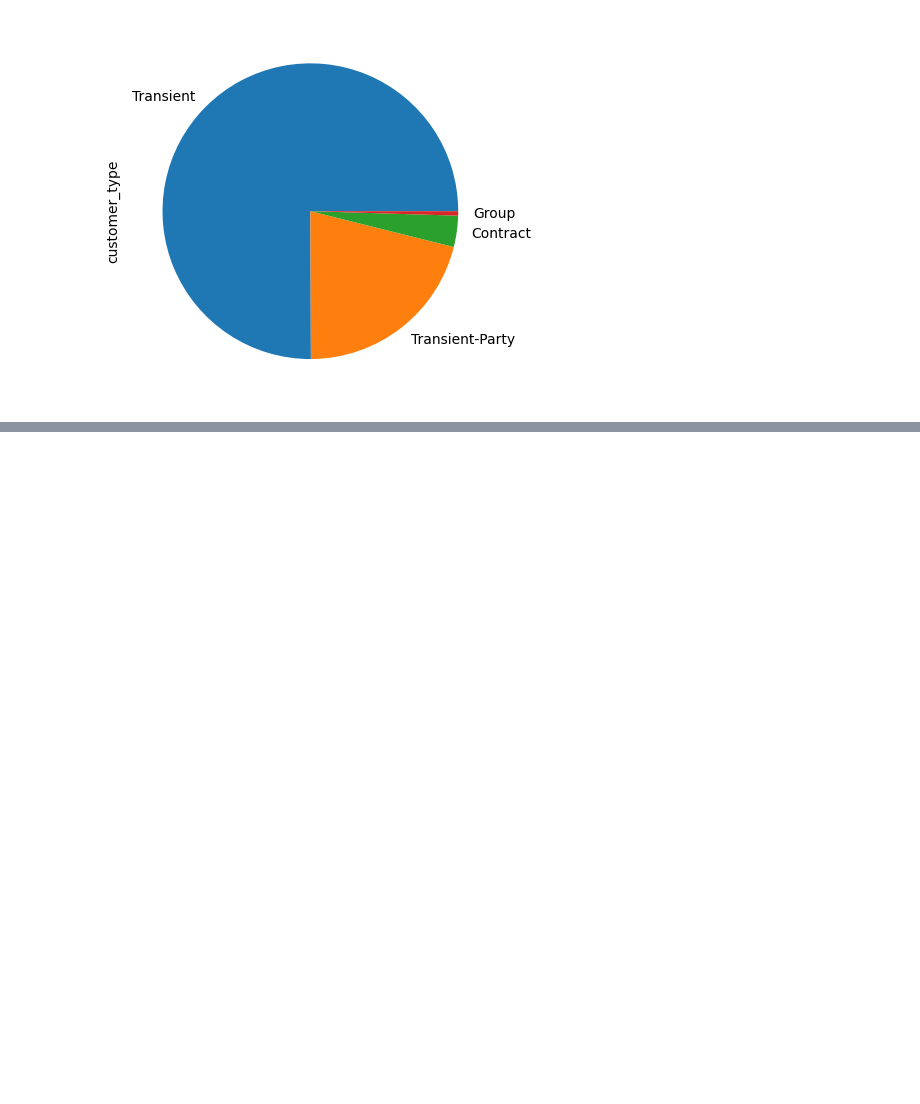
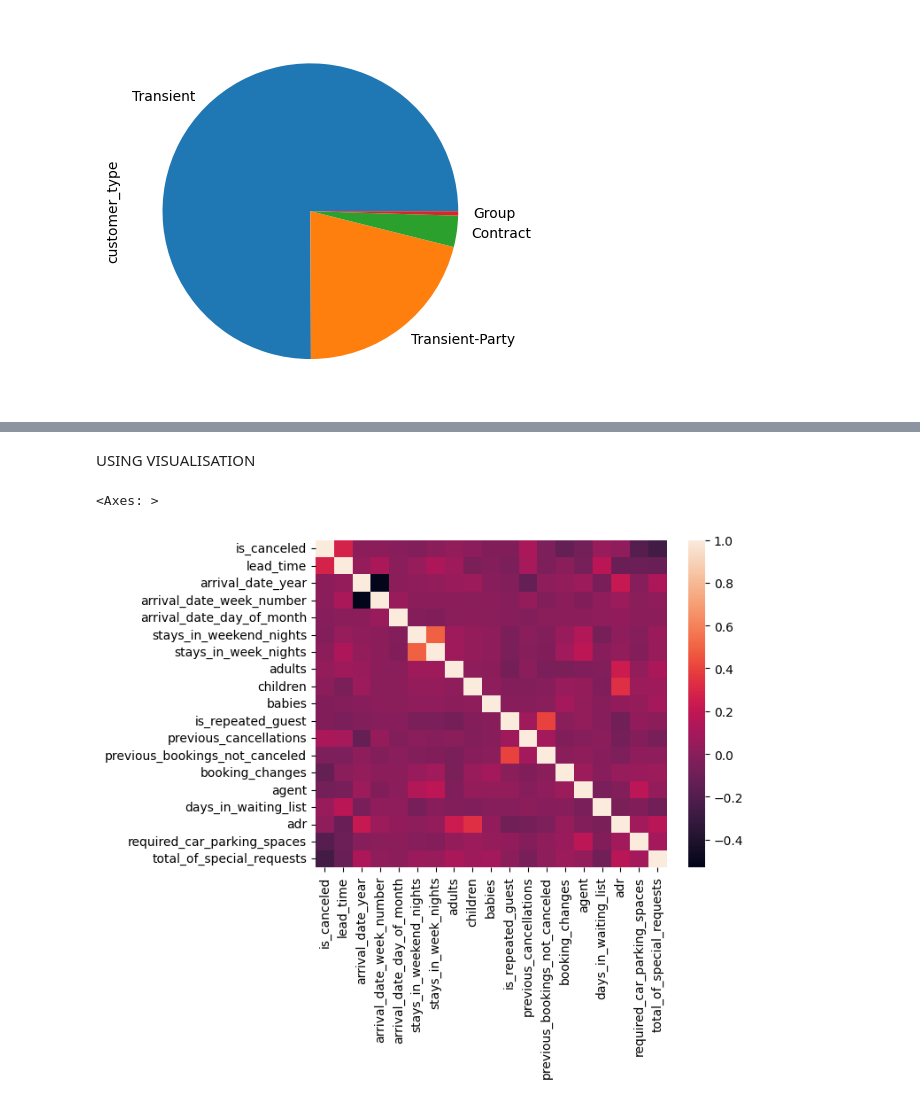
Before and after one commit to sobiyeo/iExcel, a Jupyter notebook: HamoyeClass3.ipynb, the cells around one changed output, grey strips where cells are left out. Saved outputs shown, nothing was run; the diff lists cells and outputs as text; code cells hidden in the pictures; blank space fills up the shorter version.

```diff
--- a/HamoyeClass3.ipynb
+++ b/HamoyeClass3.ipynb
@@ -217,0 +269,7 @@ cat_df["customer_type"].value_counts().plot(kind = "pie")
+# %% [markdown]
+USING VISUALISATION
+# %%
+sns.heatmap(numerical_df.corr())
+# %% [output]
+<Axes: >
+[figure, added]
```
Also changed, not shown: parts of 13 cells of this notebook.
